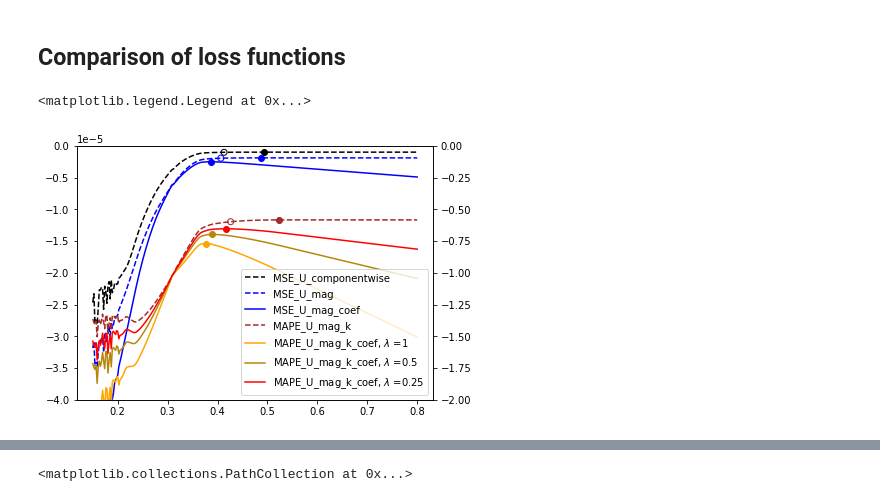
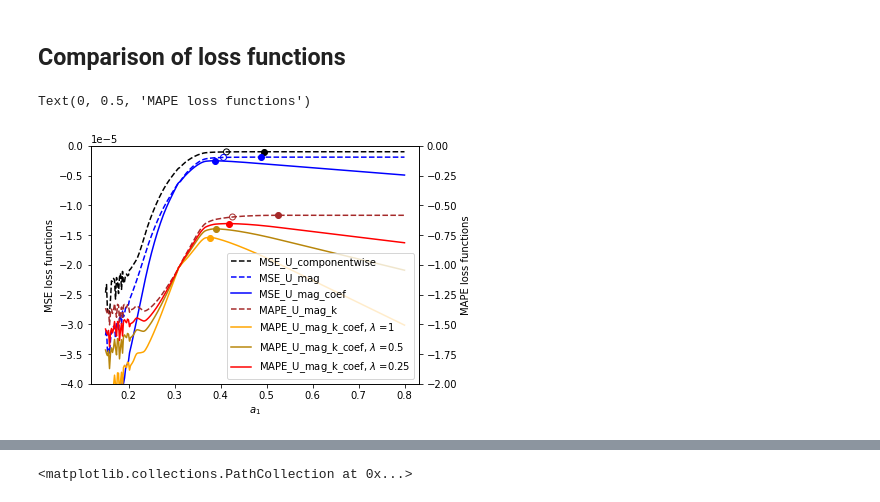
Before and after one commit to rmcconke/turbo-rans, a Jupyter notebook: periodichills.ipynb, the cells around one changed output, grey strips where cells are left out. Drawn from its saved outputs; the diff is of its cells as text; code cells hidden in the pictures.

```diff
--- a/periodichills.ipynb
+++ b/periodichills.ipynb
@@ -322,7 +356,13 @@ Saving suggestion to /home/ryley/WDK/ML/rans_tuner/foam/bayesian_a1_phll/case_1p
 #y_comp = load_history('history_foam_mse_U_componentwise_2Dxy.json')[1]
 #print(x_comp)
 #print(y_comp)
+history_directory = 'foam/gridsearch_a1_phll/tuner/'
+def load_history(historyfile):
+    history = load_history_to_dict(history_directory,historyfile)
+    param = [d['params']['a1'] for d in history]
+    target = [d['target'] for d in history]
 
+    return param, target
 def get_max_xy(historyfile):
     x,y = load_history(historyfile)
     ind = np.argmax(y)
@@ -384,32 +424,35 @@ ax2.scatter(x = get_percent_xy('history_foam_multi_mape_U_magnitude_2Dxy_mape_k.
 ax2.plot(load_history('history_foam_multi_mape_U_magnitude_2Dxy_mape_k_relcoeff_mean.json')[0],
          load_history('history_foam_multi_mape_U_magnitude_2Dxy_mape_k_relcoeff_mean.json')[1],
          'orange',
          label=r'MAPE_U_mag_k_coef, $\lambda$ =1')
 ax2.scatter(x = get_max_xy('history_foam_multi_mape_U_magnitude_2Dxy_mape_k_relcoeff_mean.json')[0],
             y = get_max_xy('history_foam_multi_mape_U_magnitude_2Dxy_mape_k_relcoeff_mean.json')[1],
             c='orange')
 
 ax2.plot(load_history('history_foam_multi_mape_U_magnitude_2Dxy_mape_k_relcoeff_mean_lda0p5.json')[0],
          load_history('history_foam_multi_mape_U_magnitude_2Dxy_mape_k_relcoeff_mean_lda0p5.json')[1],
          'darkgoldenrod',
          label=r'MAPE_U_mag_k_coef, $\lambda$ =0.5')
 ax2.scatter(x = get_max_xy('history_foam_multi_mape_U_magnitude_2Dxy_mape_k_relcoeff_mean_lda0p5.json')[0],
             y = get_max_xy('history_foam_multi_mape_U_magnitude_2Dxy_mape_k_relcoeff_mean_lda0p5.json')[1],
             c='darkgoldenrod')
 
 ax2.plot(load_history('history_foam_multi_mape_U_magnitude_2Dxy_mape_k_relcoeff_mean_lda0p25.json')[0],
          load_history('history_foam_multi_mape_U_magnitude_2Dxy_mape_k_relcoeff_mean_lda0p25.json')[1],
          'red',
          label=r'MAPE_U_mag_k_coef, $\lambda$ =0.25')
 ax2.scatter(x = get_max_xy('history_foam_multi_mape_U_magnitude_2Dxy_mape_k_relcoeff_mean_lda0p25.json')[0],
             y = get_max_xy('history_foam_multi_mape_U_magnitude_2Dxy_mape_k_relcoeff_mean_lda0p25.json')[1],
             c='red')
 
 ax1.set_ylim([-0.000040,0])
 ax2.set_ylim([-2,0])
 lines, labels = ax1.get_legend_handles_labels()
 lines2, labels2 = ax2.get_legend_handles_labels()
 ax2.legend(lines + lines2, labels + labels2, loc=4)
+ax1.set_xlabel(r'$a_1$')
+ax1.set_ylabel('MSE loss functions')
+ax2.set_ylabel('MAPE loss functions')
 # %% [output]
-<matplotlib.legend.Legend at 0x...>
+Text(0, 0.5, 'MAPE loss functions')
-[figure, old version]
+[figure, new version]
```
Also changed, not shown: parts of 4 cells of this notebook.
